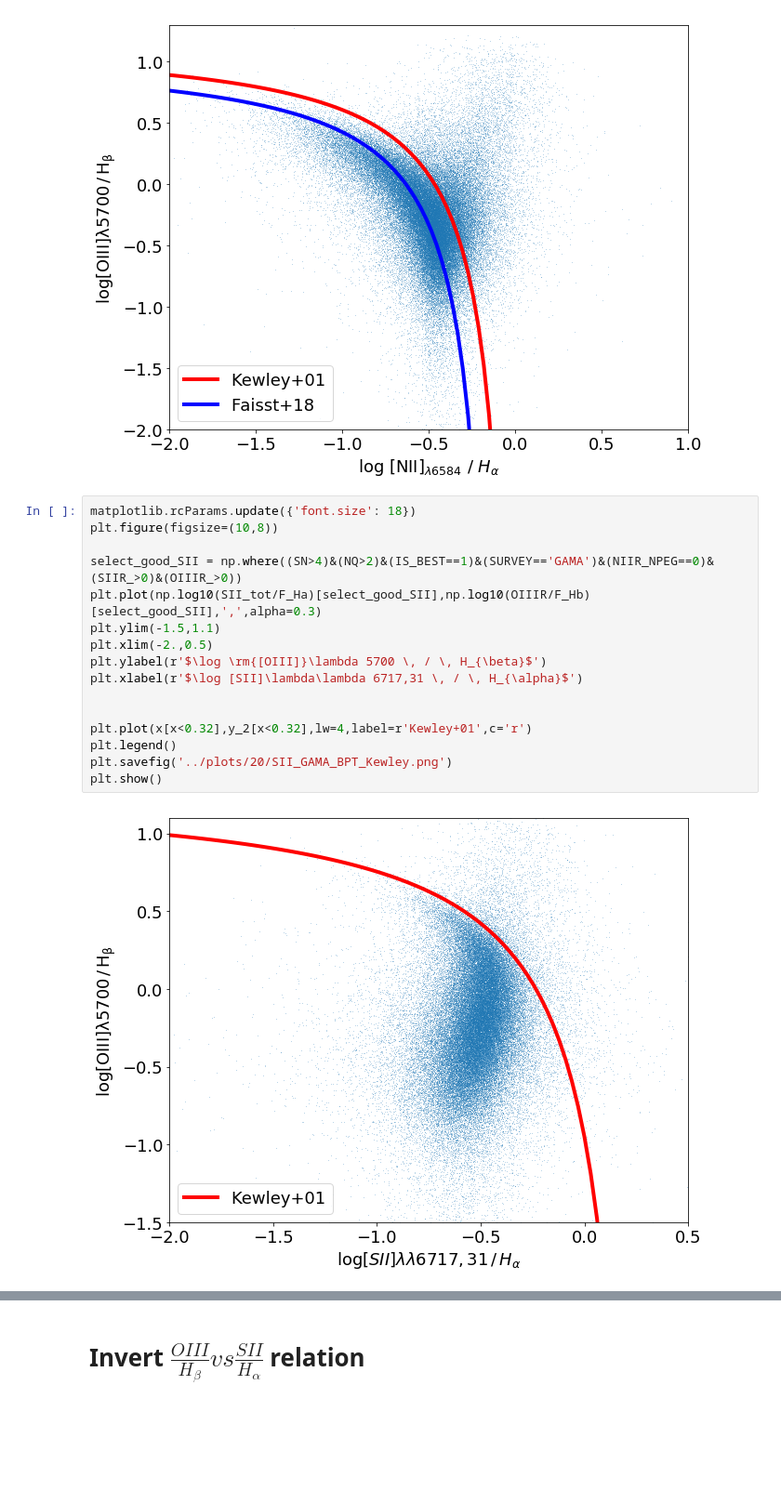
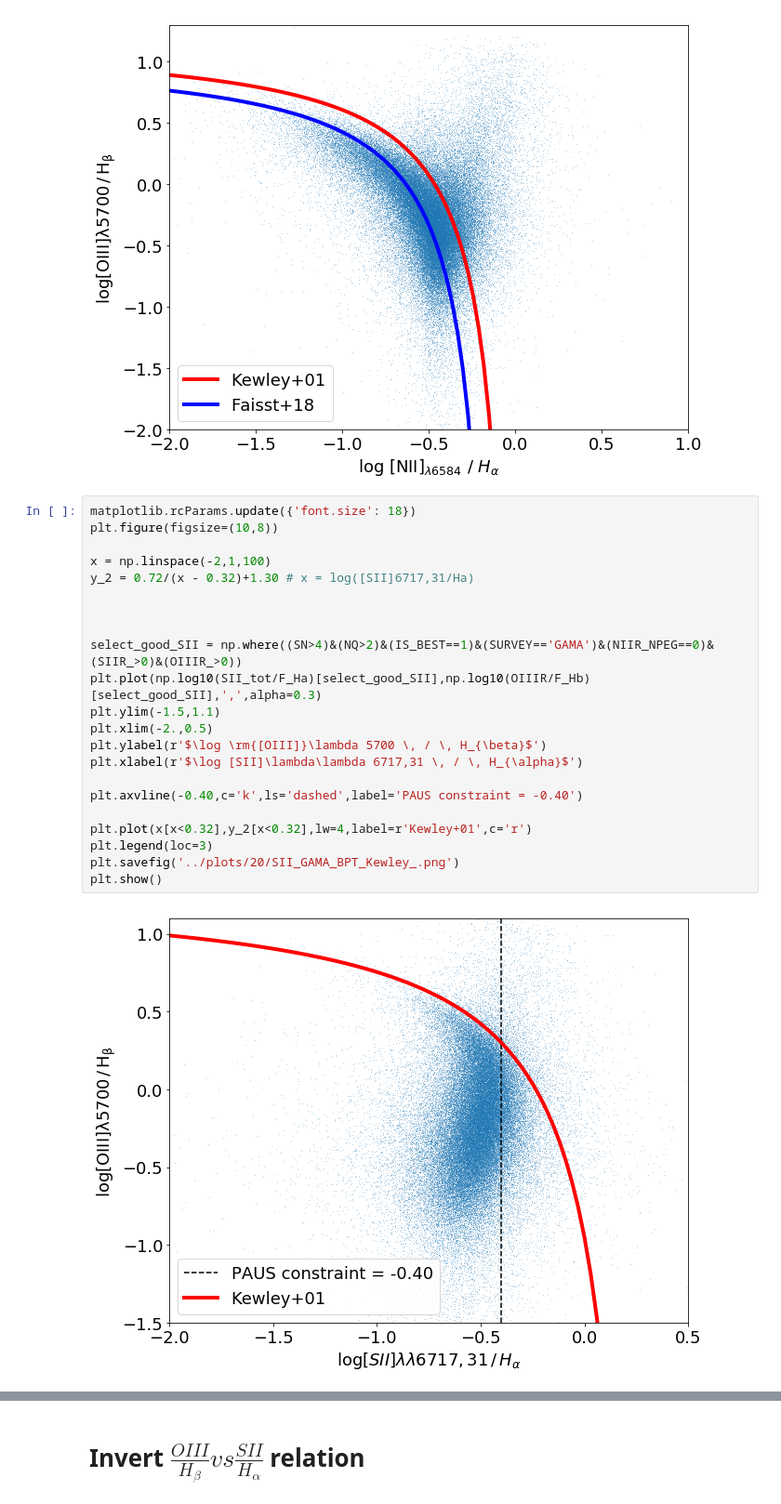
Before and after one commit to GiorgioManzoni/PAUS_code, a Jupyter notebook: 020_BPT.ipynb, the cells around one changed output, grey strips where cells are left out. Shown at 93% size. Drawn from its saved outputs; the diff is of its cells as text; blank space fills up the shorter version.

```diff
--- a/020_BPT.ipynb
+++ b/020_BPT.ipynb
@@ -453,21 +472,27 @@ plt.show()
 # %%
 matplotlib.rcParams.update({'font.size': 18})
 plt.figure(figsize=(10,8))
+
+x = np.linspace(-2,1,100)
+y_2 = 0.72/(x - 0.32)+1.30 # x = log([SII]6717,31/Ha)
+
+
 
 select_good_SII = np.where((SN>4)&(NQ>2)&(IS_BEST==1)&(SURVEY=='GAMA')&(NIIR_NPEG==0)&(SIIR_>0)&(OIIIR_>0))
 plt.plot(np.log10(SII_tot/F_Ha)[select_good_SII],np.log10(OIIIR/F_Hb)[select_good_SII],',',alpha=0.3)
 plt.ylim(-1.5,1.1)
 plt.xlim(-2.,0.5)
 plt.ylabel(r'$\log \rm{[OIII]}\lambda 5700 \, / \, H_{\beta}$')
 plt.xlabel(r'$\log [SII]\lambda\lambda 6717,31 \, / \, H_{\alpha}$')
 
+plt.axvline(-0.40,c='k',ls='dashed',label='PAUS constraint = -0.40')
 
 plt.plot(x[x<0.32],y_2[x<0.32],lw=4,label=r'Kewley+01',c='r')
-plt.legend()
-plt.savefig('../plots/20/SII_GAMA_BPT_Kewley.png')
+plt.legend(loc=3)
+plt.savefig('../plots/20/SII_GAMA_BPT_Kewley_.png')
 plt.show()
 # %% [output]
-[figure, old version]
+[figure, new version]
 # %%
 matplotlib.rcParams.update({'font.size': 18})
 plt.figure(figsize=(10,8))
```
Also changed, not shown: parts of 15 cells of this notebook.
